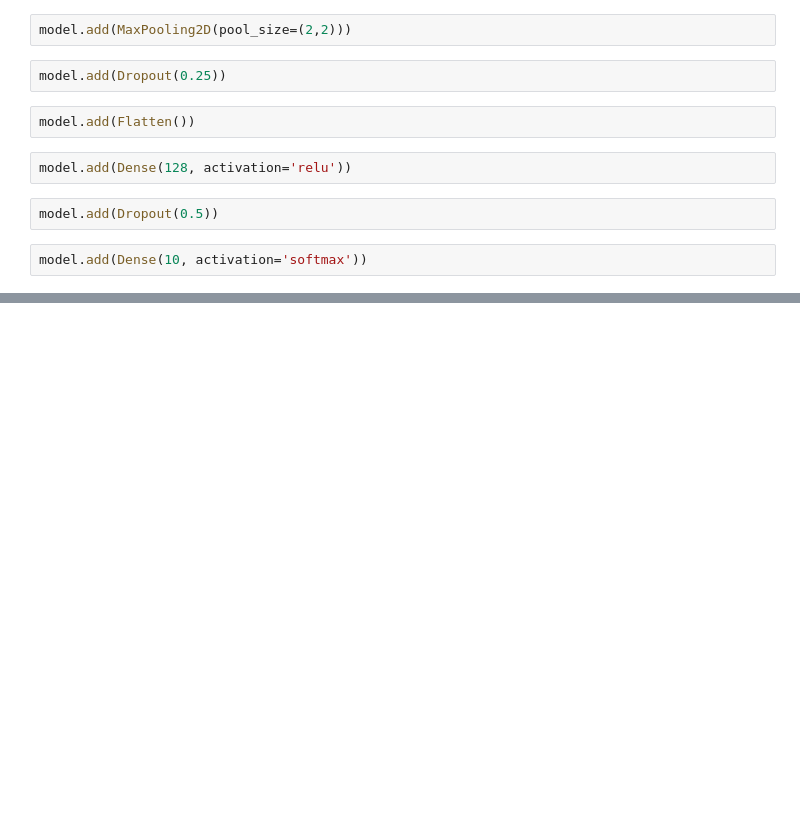
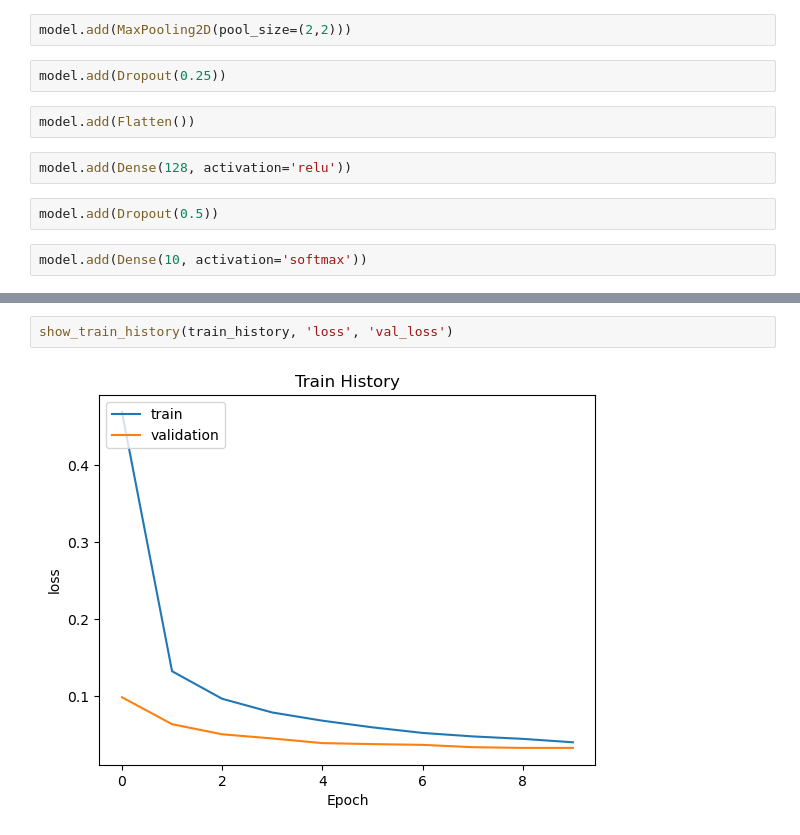
Before and after one commit to OohelloworldoO/Practical-Applications-of-Artificial-Intelligence, a Jupyter notebook: Machine Learning(ML)/Mnist/digits classification dataset(CNN).ipynb, the cells around one changed output, grey strips where cells are left out. Saved outputs shown, nothing was run; the diff lists cells and outputs as text; blank space fills up the shorter version.

```diff
--- a/Machine Learning(ML)/Mnist/digits classification dataset(CNN).ipynb
+++ b/Machine Learning(ML)/Mnist/digits classification dataset(CNN).ipynb
@@ -56,0 +123,4 @@ model.add(Dense(10, activation='softmax'))
+# %%
+show_train_history(train_history, 'loss', 'val_loss')
+# %% [output]
+[figure, added]
```
Also changed, not shown: parts of 10 cells of this notebook.
